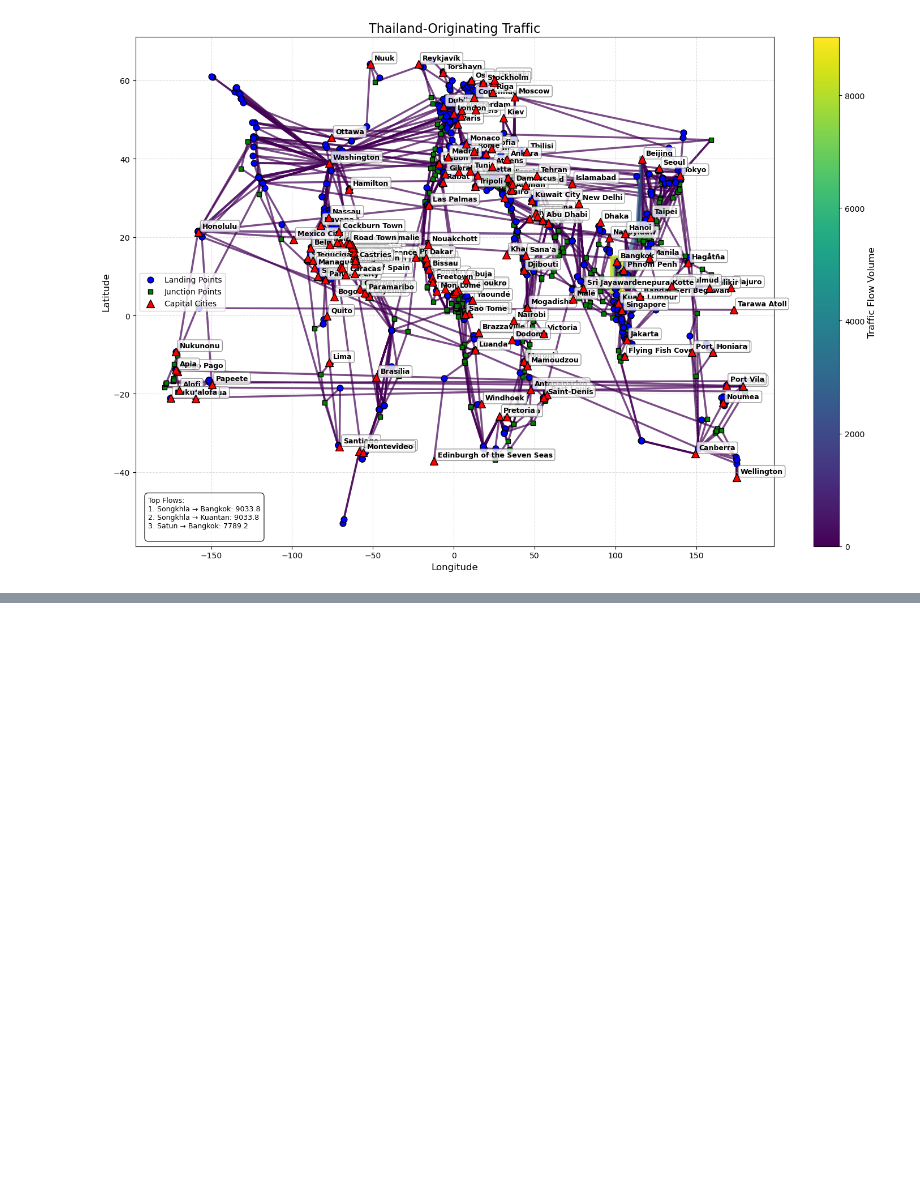
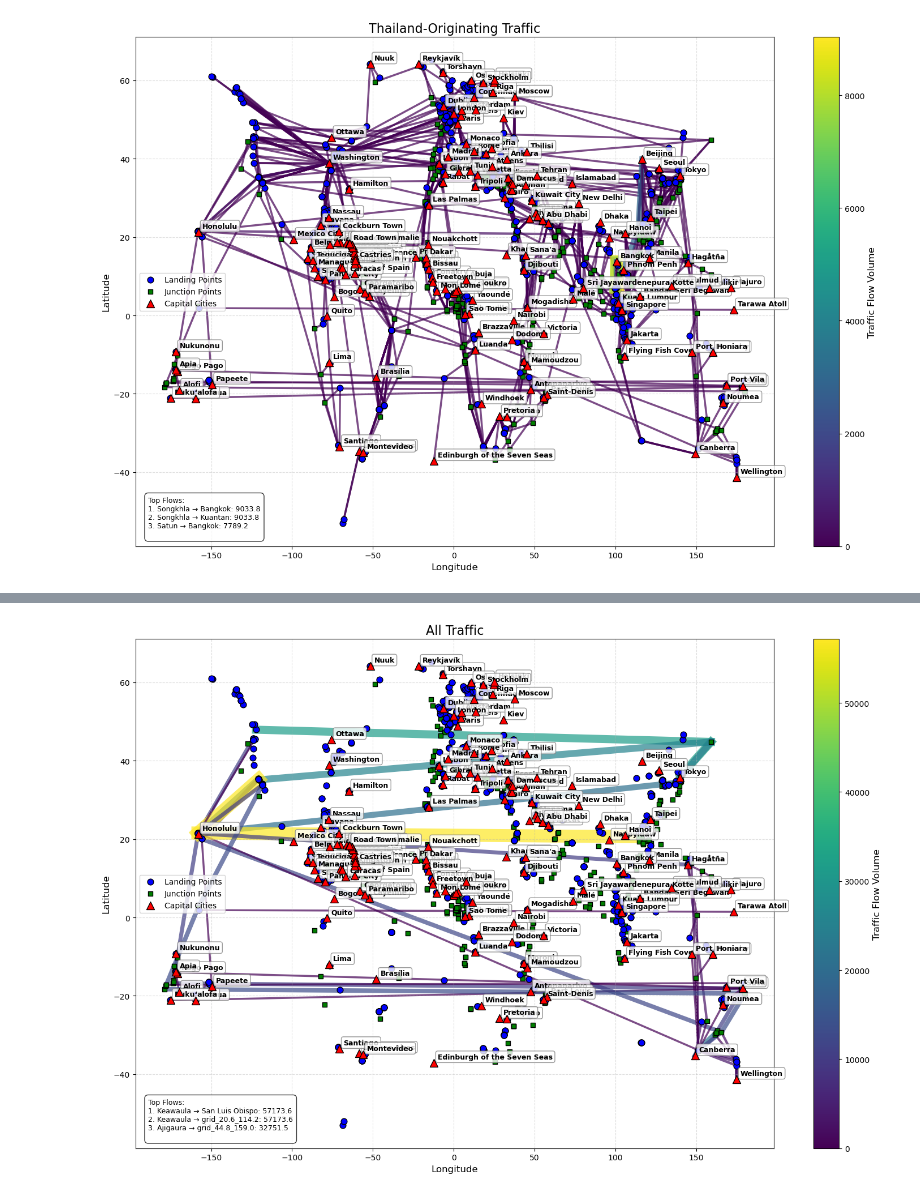
Before and after one commit to dsammanthan/MSc-thesis, a Jupyter notebook: Traffic Assignment Code (MSc Thesis).ipynb, the cells around one changed output, grey strips where cells are left out. Cells and saved outputs as stored; diff of their text form; code cells hidden in the pictures; blank space fills up the shorter version.

```diff
--- a/Traffic Assignment Code (MSc Thesis).ipynb
+++ b/Traffic Assignment Code (MSc Thesis).ipynb
@@ -463,9 +358,9 @@ capitals_df
 # 4. Print unique countries from capital Node IDs
 capital_nodes_df = nodes[nodes['Node ID'].str.startswith('capital_')]
 unique_countries = capital_nodes_df['Node ID'].apply(lambda x: x.replace('capital_', '').replace('_', ' ')).unique()
-print("Unique countries from Node ID starting with 'capital_':")
-for country in unique_countries:
-    print(country)
+# print("Unique countries from Node ID starting with 'capital_':")
+# for country in unique_countries:
+#     print(country)
 
 # 5. Connect landing points to capitals
 capital_links = []
@@ -490,4 +385,4 @@ if capital_links:
     capital_links_df = pd.DataFrame(capital_links)
     links = pd.concat([links, capital_links_df], ignore_index=True)
 
-links
+#links
@@ -794,0 +697,15 @@ plot_traffic(merged_data, nodes, traffic_col='traffic_South_Africa', title='Sout
+# %%
+merged_data['Start Coordinates'] = merged_data['Start Coordinates'].apply(ast.literal_eval)
+merged_data['End Coordinates'] = merged_data['End Coordinates'].apply(ast.literal_eval)
+def longitude_in_range_safe(coord):
+    try:
+        lon = float(coord[0])
+        return (150 <= lon <= 180) or (-180 <= lon <= -150)
+    except (ValueError, TypeError, IndexError):
+        return False
+
+filtered_rows = merged_data[
+    merged_data['Start Coordinates'].apply(longitude_in_range_safe) |
+    merged_data['End Coordinates'].apply(longitude_in_range_safe)
+]
+filtered_rows
@@ -794,0 +726,5 @@ plot_traffic(merged_data, nodes, traffic_col='traffic_South_Africa', title='Sout
+# %%
+# Plot all traffic
+plot_traffic(filtered_rows, nodes, traffic_col='traffic_all', title='All Traffic')
+# %% [output]
+[figure, added]
```
Also changed, not shown: parts of 25 cells of this notebook, 4 other files.
